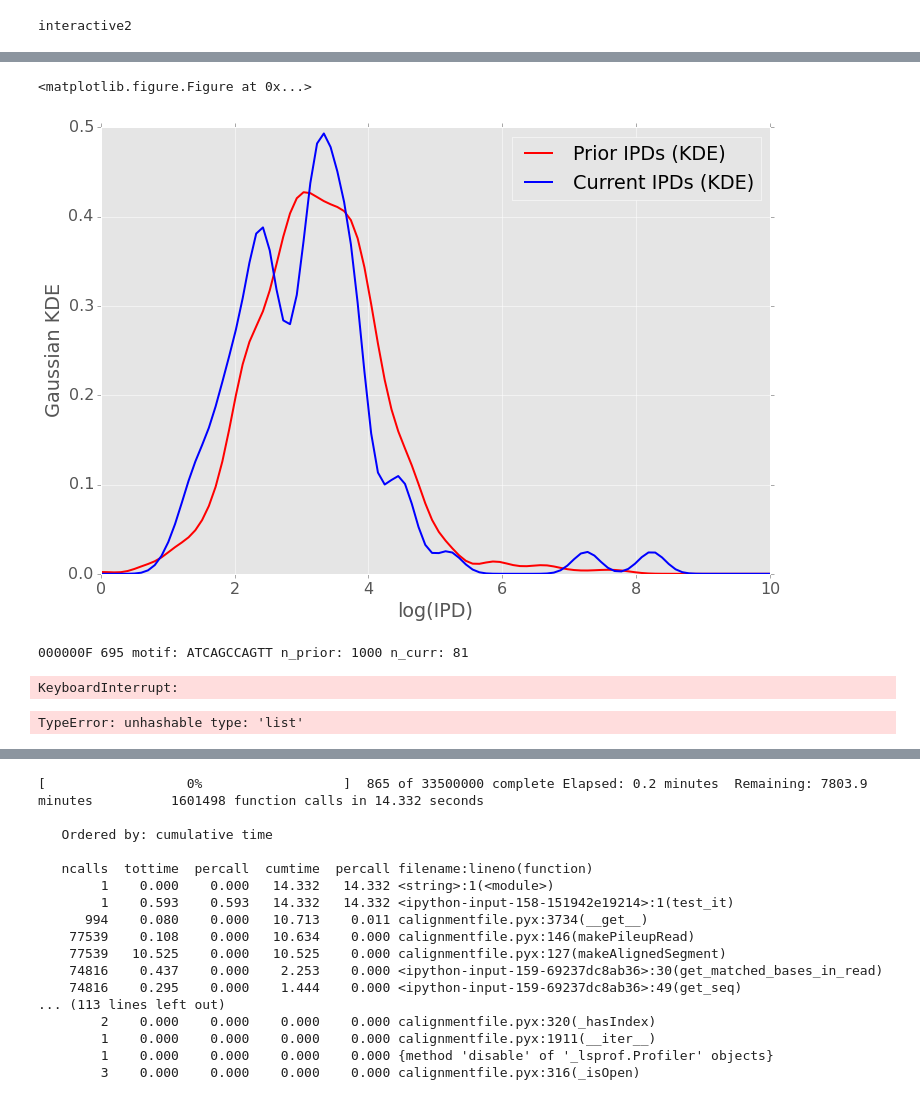
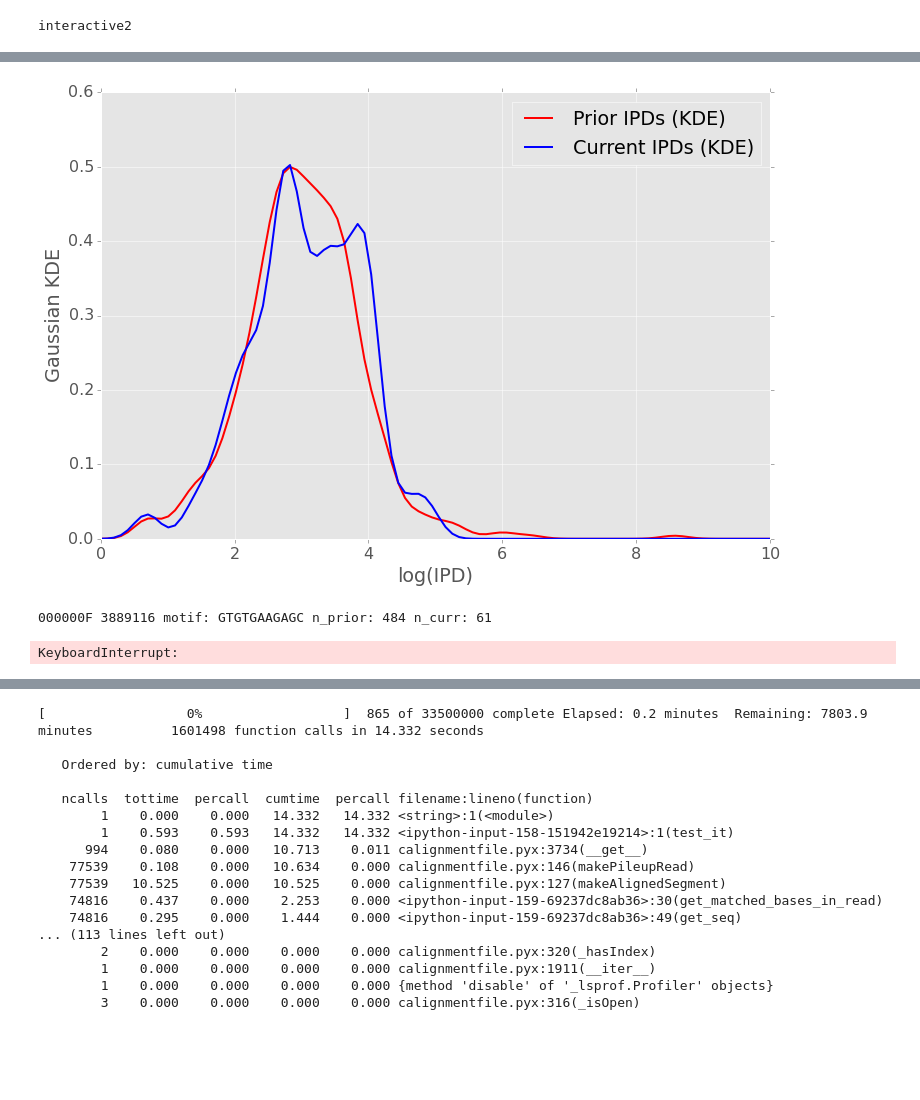
Before and after one commit to ryananeff/bashir-ipy, a Jupyter notebook: ipython/ipd_distribution.ipynb, the cells around one changed output, grey strips where cells are left out. Drawn from its saved outputs; the diff is of its cells as text; code cells hidden in the pictures; blank space fills up the shorter version.

```diff
--- a/ipython/ipd_distribution.ipynb
+++ b/ipython/ipd_distribution.ipynb
@@ -2,3 +2,17 @@
 !hostname
 # %% [output]
 interactive2
+# %%
+infile = open('/hpc/users/neffr01/jason_new/hapcut_outputs/hg002_re_000000F/ipds/hg002_ipds_priors_merged_000000F.sort.tsv', 'rb')
+outfile = open('/hpc/users/neffr01/jason_new/hapcut_outputs/hg002_re_000000F/ipds/hg002_ipds_priors_merged_000000F.sort.dedup.tsv', 'wb')
+lastmotif = None
+outdata = ''
+for line in infile:
+    motif,data = line.strip('\n').split('\t')
+    if lastmotif == motif:
+        outdata += ',' + data
+    else:
+        if lastmotif != None:
+            outfile.write(lastmotif + '\t' + outdata + '\n')
+        outdata = data
+    lastmotif = motif
@@ -99,18 +117,19 @@ for i in bam_fp.pileup():
 # get methylation by read (hopefully faster)
 basedir = '/sc/orga/scratch/bashia02/collaborations/hardik_shah/jason_new/hapcut_outputs/hg002_re_000000F/'
 bam_fp = pysam.Samfile(basedir + 'hg002_000000F.new.merged.bam', 'rb')
-motif_ipd_values_read = dict()
+
+ipd_by_position = dict()
 
 pbar = ProgressBar(450000)
 count=0
-for read in bam_fp.fetch():
+for read in bam_fp.fetch(:
     pbar.animate()
     ipd_values = [int(i) for i in read.get_tag('ip').strip('S').split(',')]
-    rstart, rend = read.pos, read.aend
+    rstart, rend = read.reference_start, read.reference_end
     rlen = rend-rstart
     refseq = str(sequences['000000F'][rstart:rend])
     refmap = get_refmap(read)
-    for refpos in range(6,rlen-6):
+    for refpos in range(rstart+6,rend-6):
         # translate the refpos value to a read-based coord
         basepos = get_position_in_read(read, refpos, refmap)
         if basepos == None: continue
@@ -119,13 +138,9 @@ for read in bam_fp.fetch():
         read_3mer = get_matched_bases_in_read(read, range(refpos-1,refpos+2), refmap)
         if ref_3mer != read_3mer: continue
         ipd_value = ipd_values[basepos]
-        if motif in motif_ipd_values_read:
-            motif_ipd_values_read[motif].append(ipd_value)
+        if refpos in ipd_by_position:
+            ipd_by_position[refpos].append(ipd_value)
         else:
-            motif_ipd_values_read[motif] = [ipd_value]
+            ipd_by_position[refpos] = [ipd_value]
 bam_fp.close()
-
-import pickle
-with open('/hpc/users/neffr01/2work/methyl_motif_priors/hg002_byread_3mers.pickle2', 'w') as fp:
-    pickle.dump(motif_ipd_values_read, fp, 2)
 # %% [output]
@@ -148,48 +164,41 @@ motif_ipd_values = dict()
 
 #pbar = ProgressBar(33500000)
 count =0
-for i in bam_fp.pileup():
+for i in bam_fp.pileup(reference="000000F", start=3889116, end=3889117):
     #pbar.animate()
     motif_arr = []
     ipds = []
     ref_pos = i.pos
-    if i.pos < 6:
+    if ref_pos != 3889116:
         continue # can't determine motif
     motif_arr.append(str(sequences['000000F'][ref_pos-5:ref_pos+6]))
     for read in i.pileups:
         qpos = read.query_position
         if (qpos < 6 )|(qpos > read.alignment.query_length - 6) :
             continue # cannot determine full motif
         read.alignment.get_reference_positions()
         ipds.append(int(read.alignment.get_tag('ip').split(',', qpos+1)[qpos].strip('S')))
-    if max(ipds) < 1000:
-        continue
-    prior_ipds = [x for i in motif_arr for x in motif_ipd_values_read[i]]
+    prior_ipds = [int(x) for x in motif_dict[curr_motif].split(',', 2001)[0:2000]]
     if len(prior_ipds) > 1000:
         prior_ipds = prior_ipds[0:1000]
     logx = np.linspace(0,10,100)
     kde_prior = kde_scipy(np.log(prior_ipds), logx)
     kde_curr = kde_scipy(np.log(ipds), logx)
     plt.plot(logx, kde_prior, 'r-', label="Prior IPDs (KDE)")
     plt.plot(logx, kde_curr, 'b-', label="Current IPDs (KDE)")
     #plt.hist(prior_ipds, bins=np.logspace(0.1,3,50),normed=True, color='b', alpha=0.5)
     #plt.hist(ipds, bins=np.logspace(0.1,3,50),normed=True, color='r', alpha=0.5)
     #plt.xscale('log')
     plt.legend()
     plt.xlabel("log(IPD)")
     plt.ylabel("Gaussian KDE")
     plt.show()
     print "000000F", ref_pos, "motif:", motif_arr[0], "n_prior:", len(prior_ipds), "n_curr:", len(ipds)
     sys.stdout.flush()
     wait = raw_input("PRESS ENTER TO CONTINUE.")
     display.clear_output(wait=True)
     display.display(plt.gcf())
 # %% [output]
+[figure, new version]
-<matplotlib.figure.Figure at 0x...>
+000000F 3889116 motif: GTGTGAAGAGC n_prior: 484 n_curr: 61
-[figure, old version]
-000000F 695 motif: ATCAGCCAGTT n_prior: 1000 n_curr: 81
+KeyboardInterrupt:
-KeyboardInterrupt:
-# %%
-test_it(bam_fp)
-# %% [output]
-TypeError: unhashable type: 'list'
```
Also changed, not shown: parts of 12 cells of this notebook, 8 other files.
